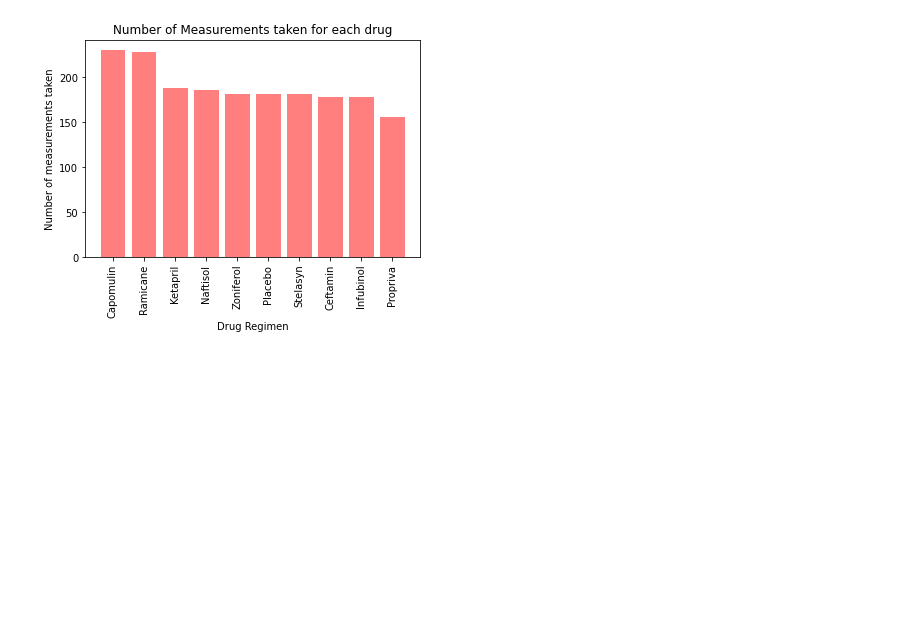
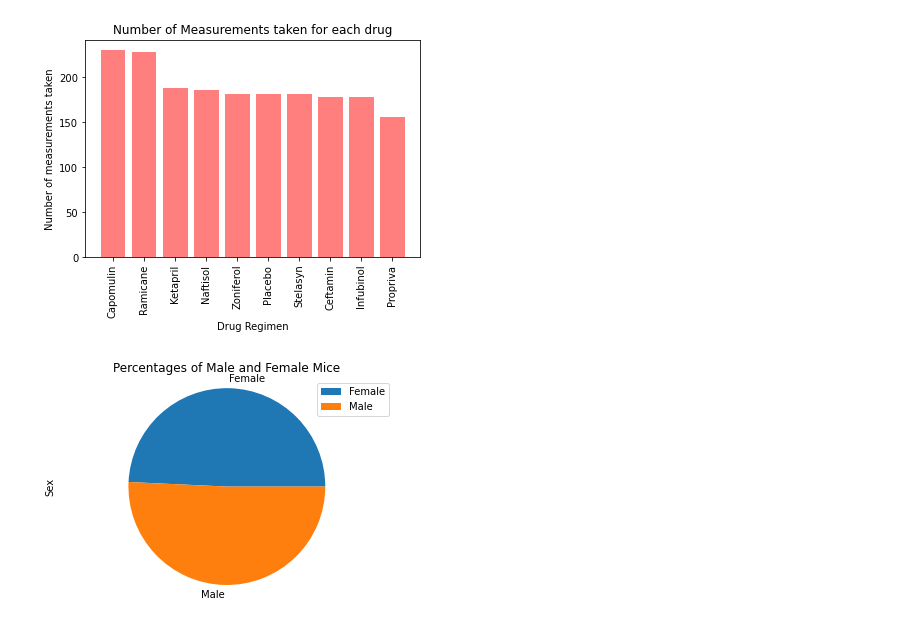
Before and after one commit to sieiden/matplotlib_challenge, a Jupyter notebook: Untitled.ipynb, the cells around one changed output. Saved outputs shown, nothing was run; the diff lists cells and outputs as text; code cells hidden in the pictures; blank space fills up the shorter version.

```diff
--- a/Untitled.ipynb
+++ b/Untitled.ipynb
@@ -223,2 +221,19 @@ plt.xticks(tick_locations, list_sorted_bar_graph, rotation="vertical");
+# %%
+#pie chart using pandas
+#group df by Sex
+sex_group = clean_df.groupby("Sex")
+
+#solve for number of mice/sex
+sex_count = sex_group["Mouse ID"].count()
+
+#put into a df
+pie_chart_df =pd.DataFrame({"Sex Count": sex_count})
+
+# Create a pie chart based upon the trip duration of that single bike
+mouse_pie = pie_chart_df.plot(kind="pie", y='Sex Count', title=("Percentages of Male and Female Mice"))
+mouse_pie.set_ylabel("Sex")
+plt.axis("equal");
+# %% [output]
+[figure, added]
 # %%
 #pie chart using pyplot
```
Also changed, not shown: parts of 5 cells of this notebook.
